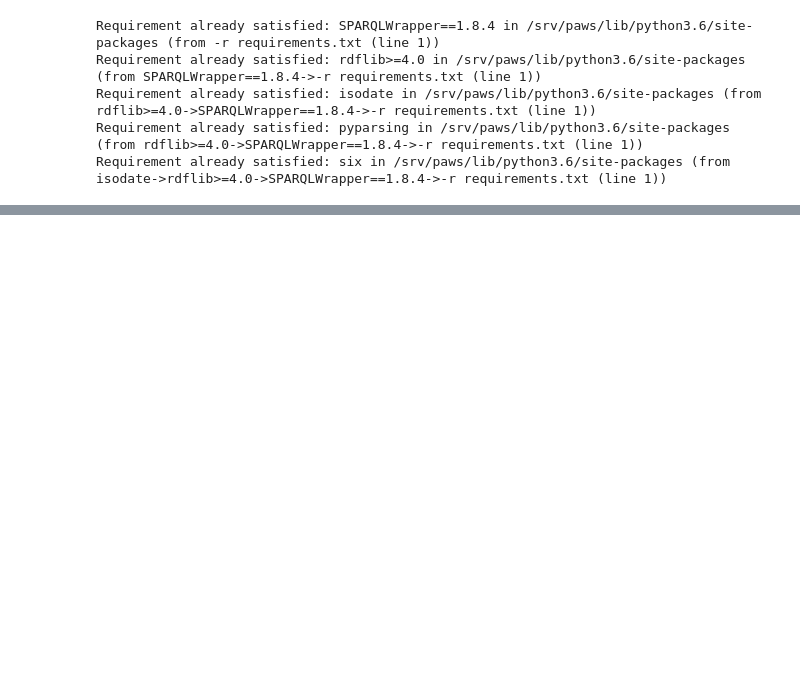
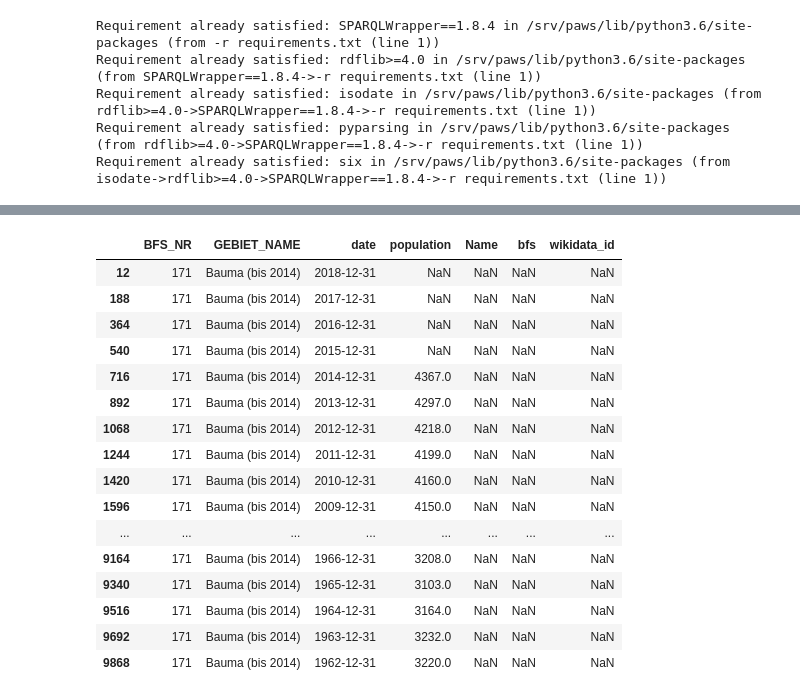
Before and after one commit to kalakaru/wikidataZH_2019, a Jupyter notebook: MyTest.ipynb, the cells around one changed output, grey strips where cells are left out. Cells and saved outputs as stored; diff of their text form; code cells hidden in the pictures; blank space fills up the shorter version.

```diff
--- a/MyTest.ipynb
+++ b/MyTest.ipynb
@@ -138,0 +117,20 @@ population
+# %%
+df_api_qnumber[df_api_qnumber['BFS_NR']==171]
+# %% [output]
+|  | BFS_NR | GEBIET_NAME | date | population | Name | bfs | wikidata_id |
+| 12 | 171 | Bauma (bis 2014) | 2018-12-31 | NaN | NaN | NaN | NaN |
+| 188 | 171 | Bauma (bis 2014) | 2017-12-31 | NaN | NaN | NaN | NaN |
+| 364 | 171 | Bauma (bis 2014) | 2016-12-31 | NaN | NaN | NaN | NaN |
+| 540 | 171 | Bauma (bis 2014) | 2015-12-31 | NaN | NaN | NaN | NaN |
+| 716 | 171 | Bauma (bis 2014) | 2014-12-31 | 4367.0 | NaN | NaN | NaN |
+| 892 | 171 | Bauma (bis 2014) | 2013-12-31 | 4297.0 | NaN | NaN | NaN |
+| 1068 | 171 | Bauma (bis 2014) | 2012-12-31 | 4218.0 | NaN | NaN | NaN |
+| 1244 | 171 | Bauma (bis 2014) | 2011-12-31 | 4199.0 | NaN | NaN | NaN |
+| 1420 | 171 | Bauma (bis 2014) | 2010-12-31 | 4160.0 | NaN | NaN | NaN |
+| 1596 | 171 | Bauma (bis 2014) | 2009-12-31 | 4150.0 | NaN | NaN | NaN |
+| ... | ... | ... | ... | ... | ... | ... | ... |
+| 9164 | 171 | Bauma (bis 2014) | 1966-12-31 | 3208.0 | NaN | NaN | NaN |
+| 9340 | 171 | Bauma (bis 2014) | 1965-12-31 | 3103.0 | NaN | NaN | NaN |
+| 9516 | 171 | Bauma (bis 2014) | 1964-12-31 | 3164.0 | NaN | NaN | NaN |
+| 9692 | 171 | Bauma (bis 2014) | 1963-12-31 | 3232.0 | NaN | NaN | NaN |
+| 9868 | 171 | Bauma (bis 2014) | 1962-12-31 | 3220.0 | NaN | NaN | NaN |
```
Also changed, not shown: parts of 29 cells of this notebook, 2 other files.
